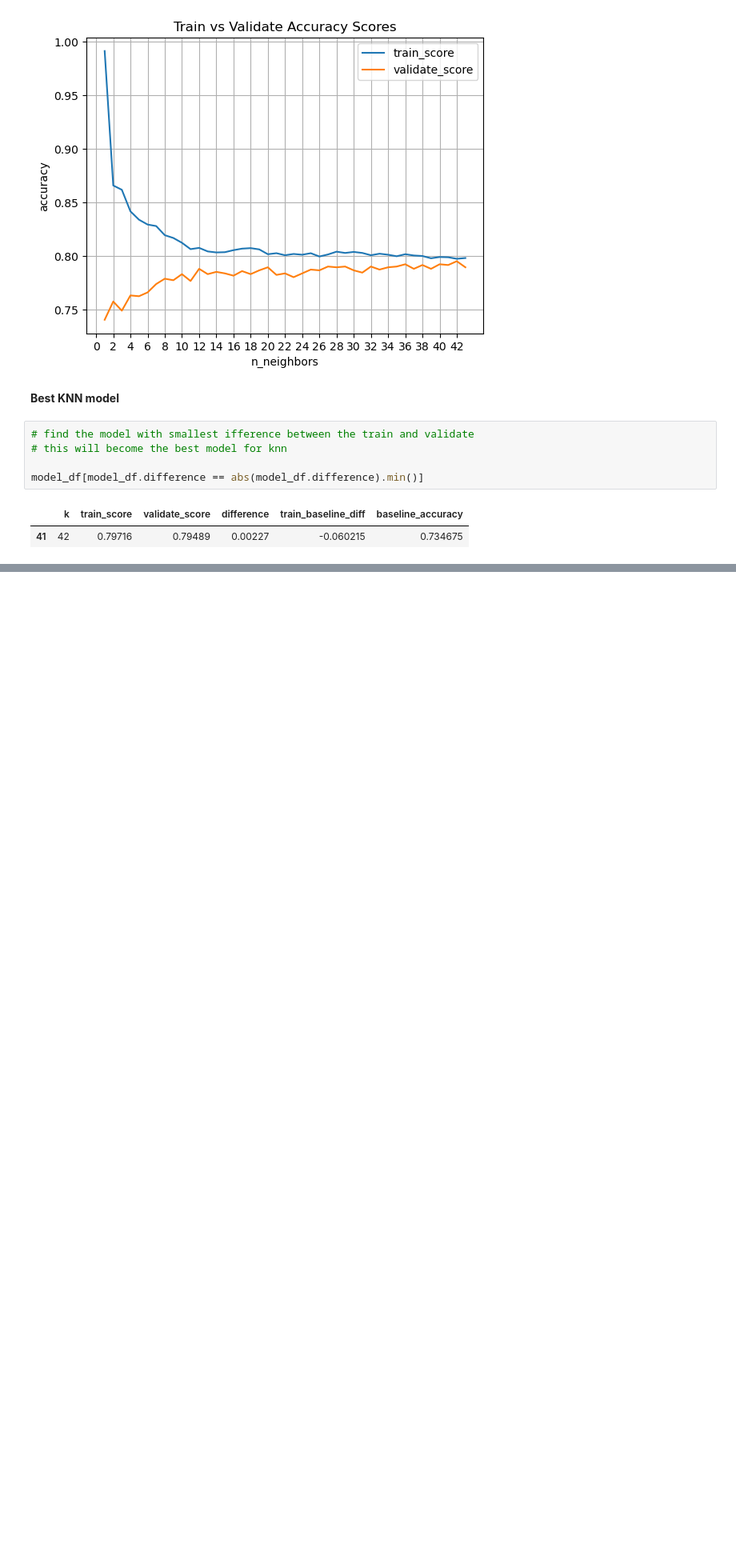
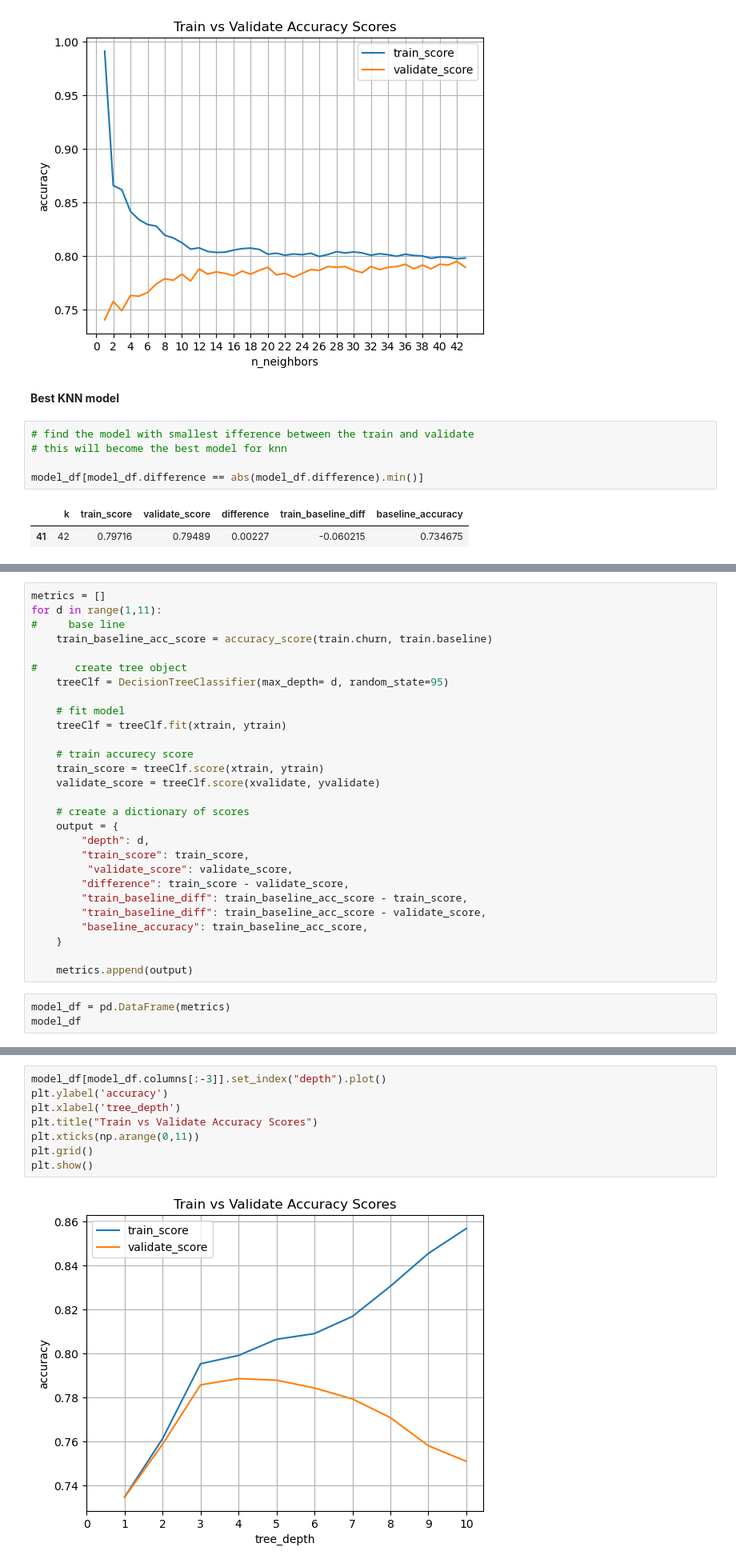
Before and after one commit to MigashaneVictoire/telco_churn_classification_project, a Jupyter notebook: Modeling.ipynb, the cells around one changed output, grey strips where cells are left out. Shown: that part at 80% size. Cells and saved outputs as stored; diff of their text form; blank space fills up the shorter version.

Commit message:
complete decision tree and random forest

```diff
--- a/Modeling.ipynb
+++ b/Modeling.ipynb
@@ -175,0 +179,31 @@ model_df[model_df.difference == abs(model_df.difference).min()]
+# %%
+metrics = []
+for d in range(1,11):
+#     base line
+    train_baseline_acc_score = accuracy_score(train.churn, train.baseline)
+
+#      create tree object
+    treeClf = DecisionTreeClassifier(max_depth= d, random_state=95)
+
+    # fit model
+    treeClf = treeClf.fit(xtrain, ytrain)
+
+    # train accurecy score
+    train_score = treeClf.score(xtrain, ytrain)
+    validate_score = treeClf.score(xvalidate, yvalidate)
+
+    # create a dictionary of scores
+    output = {
+        "depth": d,
+        "train_score": train_score,
+         "validate_score": validate_score,
+        "difference": train_score - validate_score,
+        "train_baseline_diff": train_baseline_acc_score - train_score,
+        "train_baseline_diff": train_baseline_acc_score - validate_score,
+        "baseline_accuracy": train_baseline_acc_score,
+    }
+
+    metrics.append(output)
+# %%
+model_df = pd.DataFrame(metrics)
+model_df
@@ -176 +224,11 @@ model_df[model_df.difference == abs(model_df.difference).min()]
+# %%
+model_df[model_df.columns[:-3]].set_index("depth").plot()
+plt.ylabel('accuracy')
+plt.xlabel('tree_depth')
+plt.title("Train vs Validate Accuracy Scores")
+plt.xticks(np.arange(0,11))
+plt.grid()
+plt.show()
+# %% [output]
+[figure, added]
 # %% [markdown]
```
Also changed, not shown: parts of 28 cells of this notebook.
